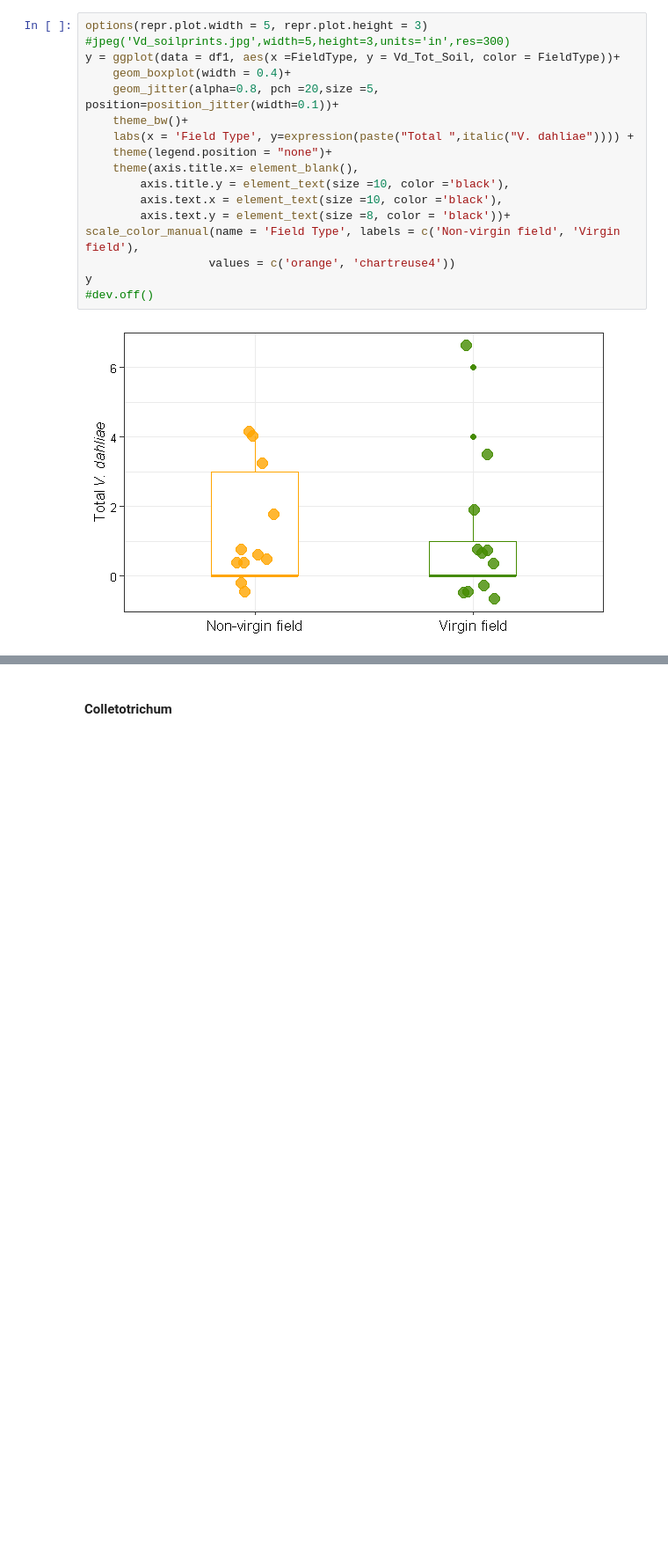
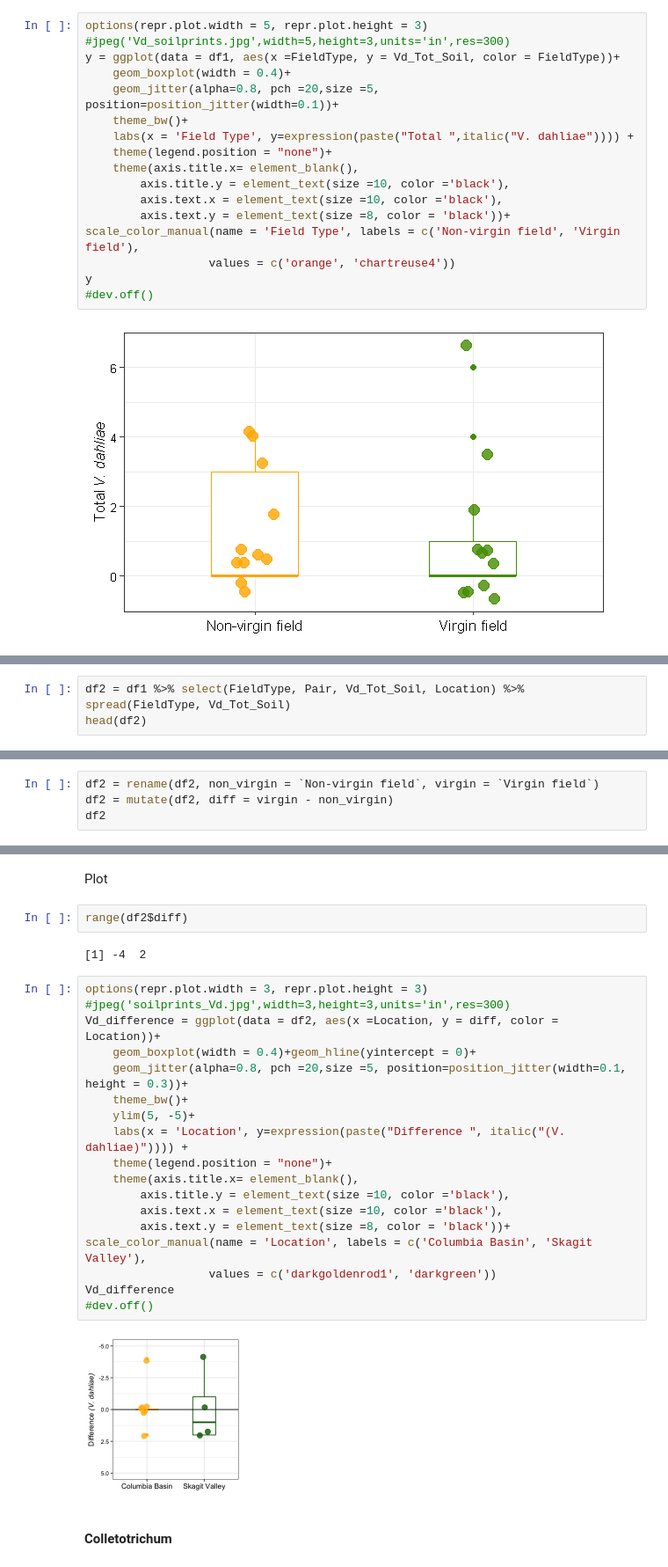
Before and after one commit to d-linnard/SoilFingerPrints, a Jupyter notebook: Script/VirgiinSoil2021.ipynb, the cells around one changed output, grey strips where cells are left out. Shown at 88% size. Saved outputs shown, nothing was run; the diff lists cells and outputs as text; blank space fills up the shorter version.

```diff
--- a/Script/VirgiinSoil2021.ipynb
+++ b/Script/VirgiinSoil2021.ipynb
@@ -494,0 +586,3 @@ y
+# %%
+df2 = df1 %>% select(FieldType, Pair, Vd_Tot_Soil, Location) %>% spread(FieldType, Vd_Tot_Soil)
+head(df2)
@@ -494,0 +599,4 @@ y
+# %%
+df2 = rename(df2, non_virgin = `Non-virgin field`, virgin = `Virgin field`)
+df2 = mutate(df2, diff = virgin - non_virgin)
+df2
@@ -495,3 +618,29 @@ y
+# %% [markdown]
+Plot
+# %%
+range(df2$diff)
+# %% [output]
+[1] -4  2
+# %%
+options(repr.plot.width = 3, repr.plot.height = 3)
+#jpeg('soilprints_Vd.jpg',width=3,height=3,units='in',res=300)
+Vd_difference = ggplot(data = df2, aes(x =Location, y = diff, color = Location))+
+    geom_boxplot(width = 0.4)+geom_hline(yintercept = 0)+
+    geom_jitter(alpha=0.8, pch =20,size =5, position=position_jitter(width=0.1, height = 0.3))+
+    theme_bw()+
+    ylim(5, -5)+
+    labs(x = 'Location', y=expression(paste("Difference ", italic("(V. dahliae)")))) +
+    theme(legend.position = "none")+
+    theme(axis.title.x= element_blank(),
+        axis.title.y = element_text(size =10, color ='black'),
+        axis.text.x = element_text(size =10, color ='black'),
+        axis.text.y = element_text(size =8, color = 'black'))+
+scale_color_manual(name = 'Location', labels = c('Columbia Basin', 'Skagit Valley'),
+                  values = c('darkgoldenrod1', 'darkgreen'))
+Vd_difference
+#dev.off()
+# %% [output]
+[figure, added]
 # %% [markdown]
 #### Colletotrichum
 # %% [markdown]
```
Also changed, not shown: parts of 25 cells of this notebook, 4 other files.
